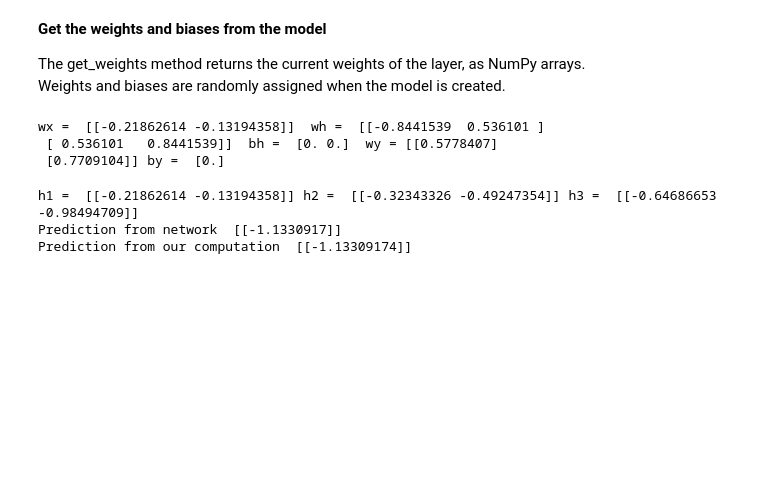
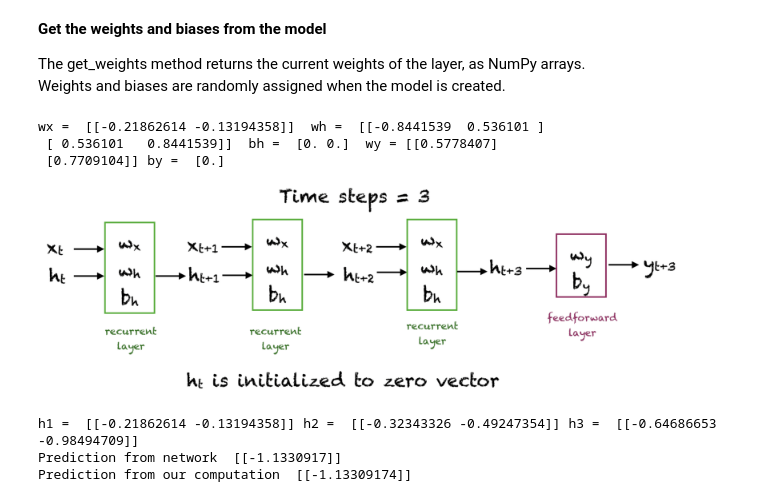
Before and after one commit to cagBRT/RNNs, a Jupyter notebook: 1_RNNs.ipynb, the cells around one changed output. Cells and saved outputs as stored; diff of their text form; code cells hidden in the pictures; blank space fills up the shorter version.

```diff
--- a/1_RNNs.ipynb
+++ b/1_RNNs.ipynb
@@ -144,6 +144,10 @@ print('wx = ', wx, ' wh = ', wh, ' bh = ', bh, ' wy =', wy, 'by = ', by)
 wx =  [[-0.21862614 -0.13194358]]  wh =  [[-0.8441539  0.536101 ]
  [ 0.536101   0.8441539]]  bh =  [0. 0.]  wy = [[0.5778407]
  [0.7709104]] by =  [0.]
+# %%
+Image("/content/cloned-repo/images/timesteps.png" , width=640)
+# %% [output]
+[figure, added]
 # %%
 x = np.array([1, 2, 3])
 # Reshape the input to the required sample_size x time_steps x features
```
Also changed, not shown: parts of 1 cell of this notebook.
